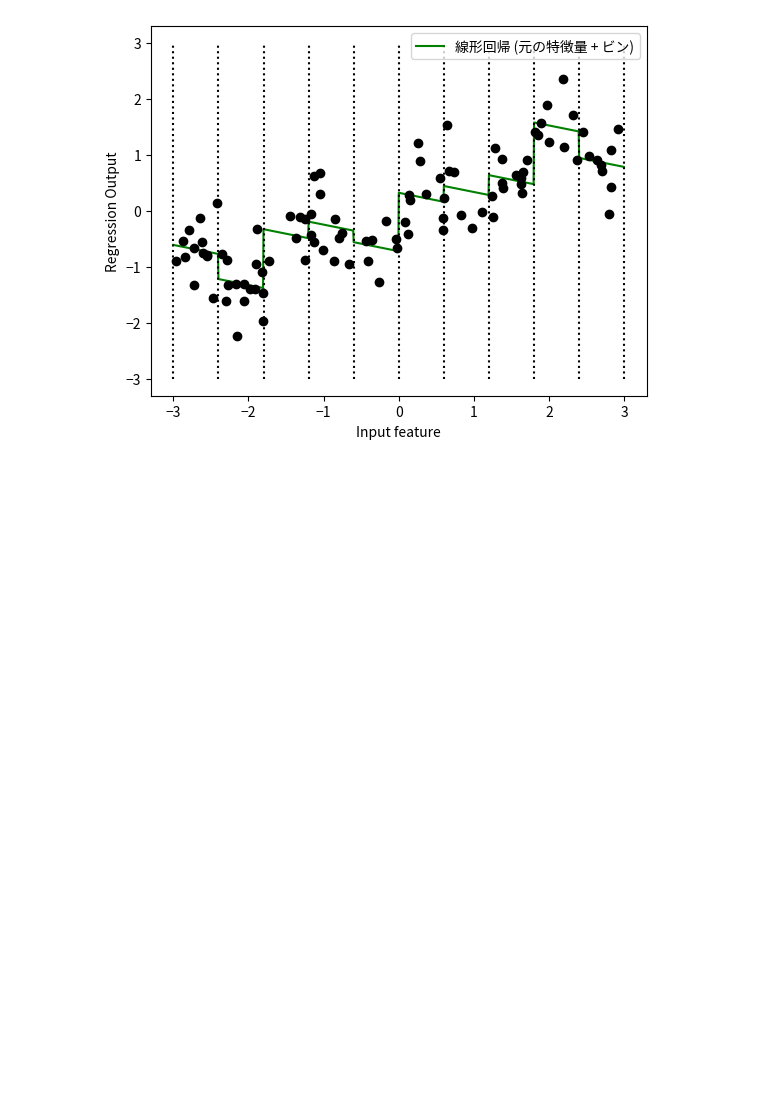
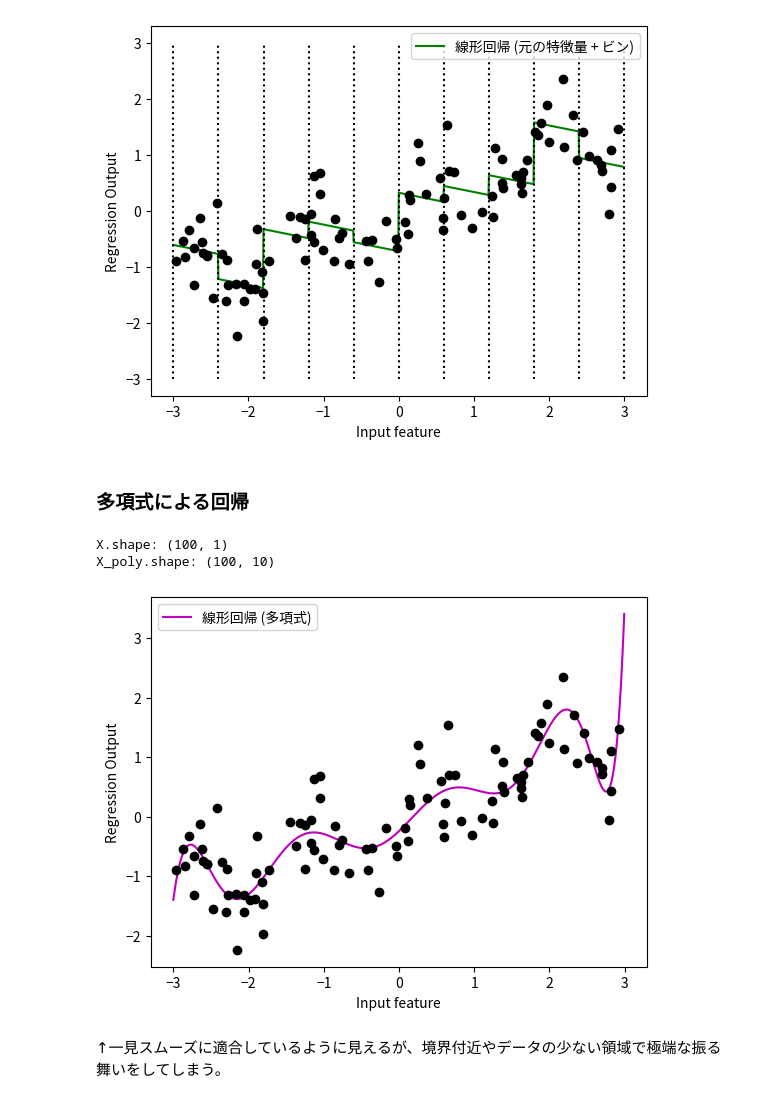
Before and after one commit to TOnodera/machine-learning-with-python, a Jupyter notebook: ch04/one_hot_encoding.ipynb, the cells around one changed output. Saved outputs shown, nothing was run; the diff lists cells and outputs as text; code cells hidden in the pictures; blank space fills up the shorter version.

```diff
--- a/ch04/one_hot_encoding.ipynb
+++ b/ch04/one_hot_encoding.ipynb
@@ -191,3 +191,31 @@ plt.plot(X[:, 0], y, 'o', c='k')
 plt.show()
 # %% [output]
 [figure]
+# %% [markdown]
+### 多項式による回帰
+# %%
+from sklearn.preprocessing import PolynomialFeatures
+
+poly = PolynomialFeatures(degree=10, include_bias=False)
+poly.fit(X)
+X_poly = poly.transform(X)
+# %%
+print("X.shape: {}".format(X.shape))
+print("X_poly.shape: {}".format(X_poly.shape))
+# %% [output]
+X.shape: (100, 1)
+X_poly.shape: (100, 10)
+# %%
+reg = LinearRegression().fit(X_poly, y)
+line_poly = poly.transform(line)
+
+plt.plot(line, reg.predict(line_poly), label="線形回帰 (多項式)", color="m")
+plt.plot(X[:, 0], y, 'o', c='k')
+plt.ylabel("Regression Output")
+plt.xlabel("Input feature")
+plt.legend(loc="best")
+plt.show()
+# %% [output]
+[figure, added]
+# %% [markdown]
+↑一見スムーズに適合しているように見えるが、境界付近やデータの少ない領域で極端な振る舞いをしてしまう。
```
Also changed, not shown: parts of 1 cell of this notebook.
